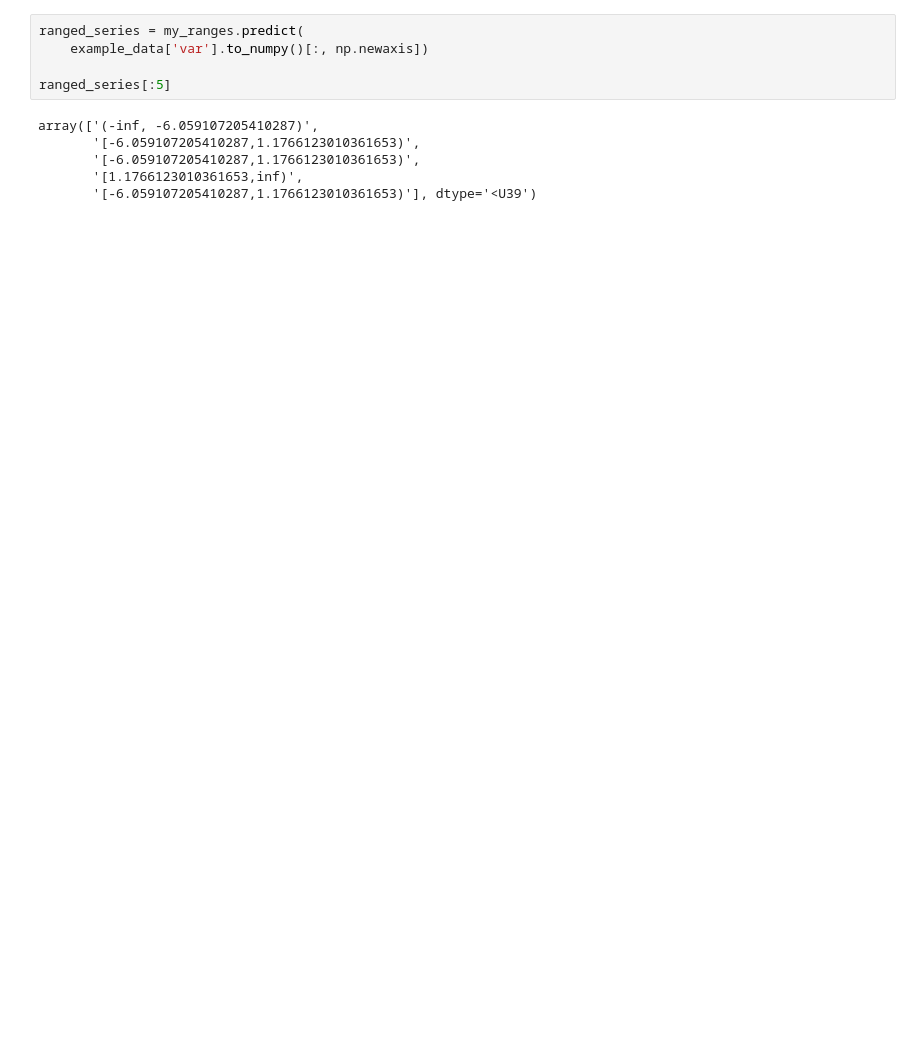
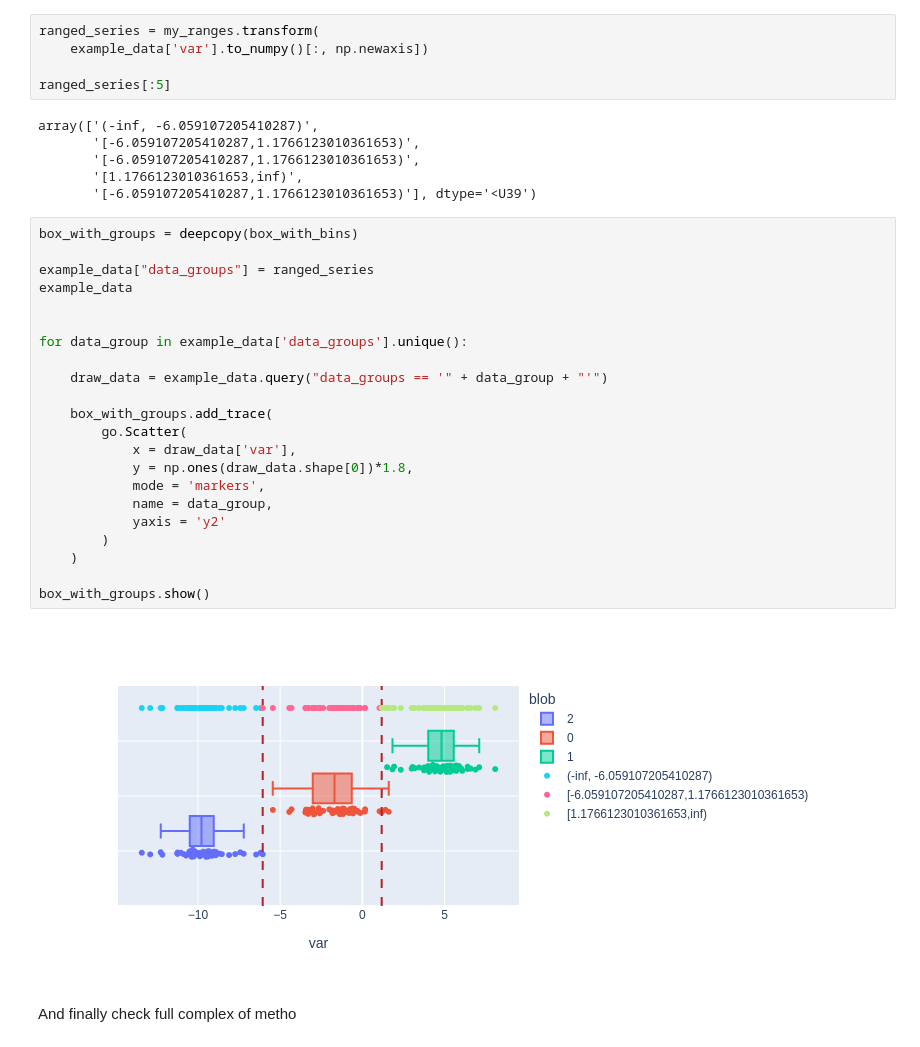
Before and after one commit to Dranikf/var_discretization_methods, a Jupyter notebook: factors_discretization.ipynb, the cells around one changed output. Drawn from its saved outputs; the diff is of its cells as text; blank space fills up the shorter version.

```diff
--- a/factors_discretization.ipynb
+++ b/factors_discretization.ipynb
@@ -222,7 +240,7 @@ After calling all methods described above (they are joined in fit method), we ca
 
 Let's see how it works and adds it to the visualisation.
 # %%
-ranged_series = my_ranges.predict(
+ranged_series = my_ranges.transform(
     example_data['var'].to_numpy()[:, np.newaxis])
 
 ranged_series[:5]
@@ -232,3 +250,29 @@ array(['(-inf, -6.059107205410287)',
        '[-6.059107205410287,1.1766123010361653)',
        '[1.1766123010361653,inf)',
        '[-6.059107205410287,1.1766123010361653)'], dtype='<U39')
+# %%
+box_with_groups = deepcopy(box_with_bins)
+
+example_data["data_groups"] = ranged_series
+example_data
+
+
+for data_group in example_data['data_groups'].unique():
+
+    draw_data = example_data.query("data_groups == '" + data_group + "'")
+
+    box_with_groups.add_trace(
+        go.Scatter(
+            x = draw_data['var'],
+            y = np.ones(draw_data.shape[0])*1.8,
+            mode = 'markers',
+            name = data_group,
+            yaxis = 'y2'
+        )
+    )
+
+box_with_groups.show()
+# %% [output]
+[figure, added]
+# %% [markdown]
+And finally check full complex of metho
```
Also changed, not shown: parts of 6 cells of this notebook.
